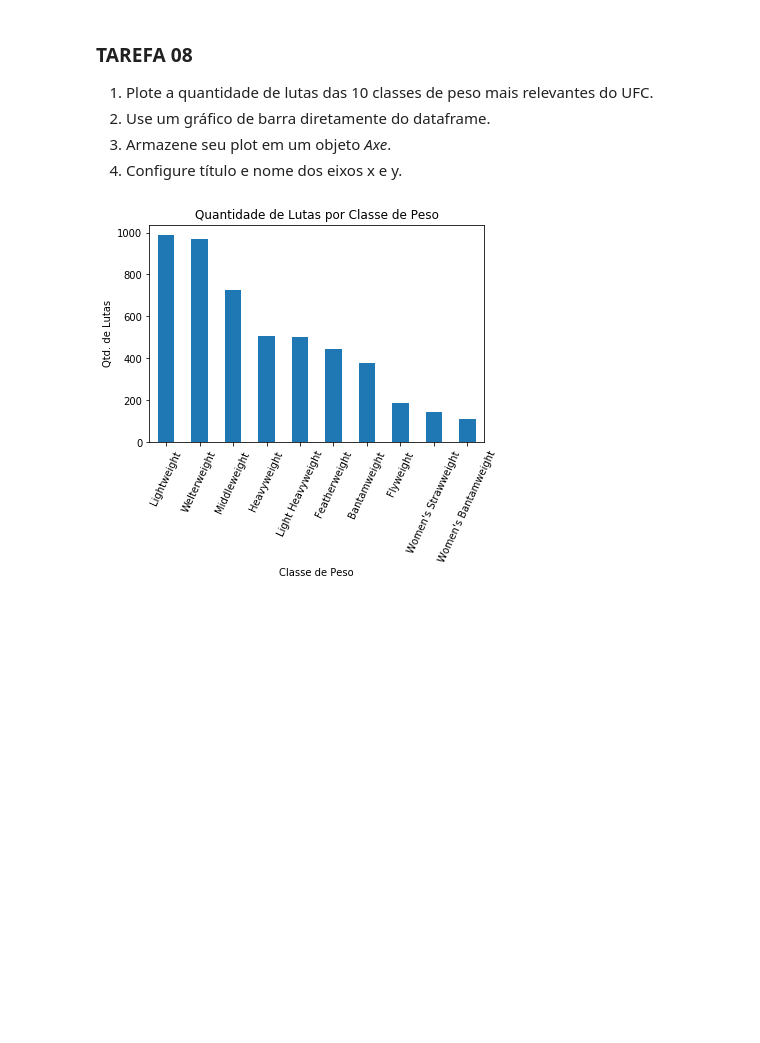
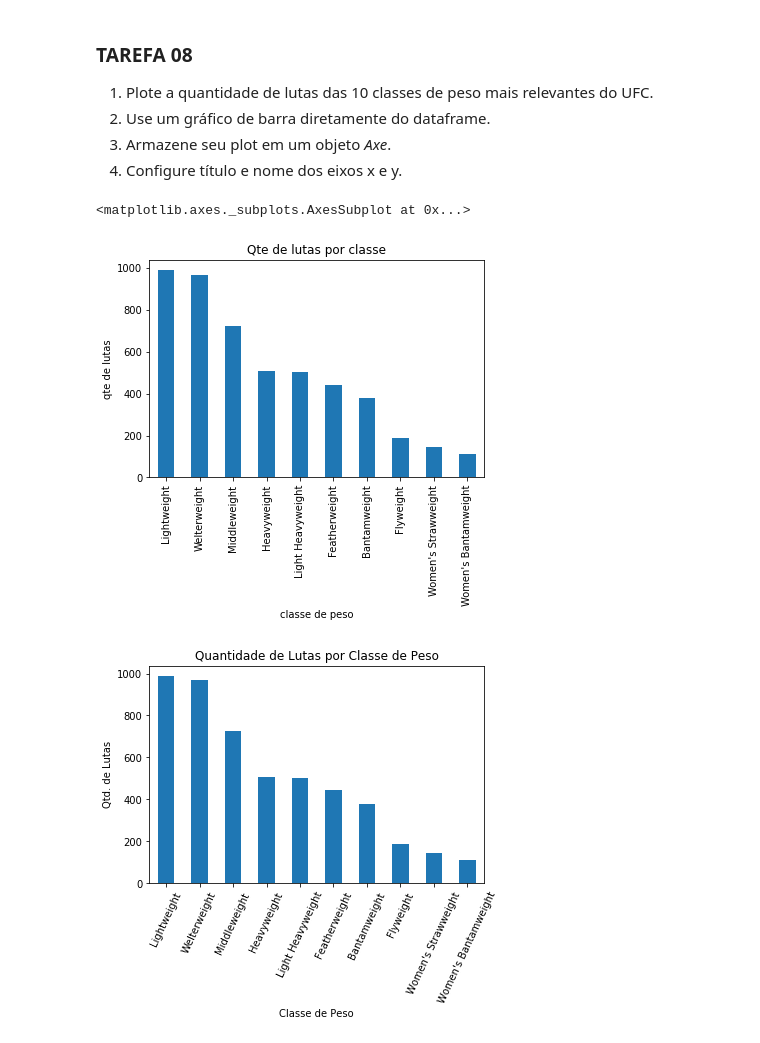
Before and after one commit to Flpcarrara/visualizacao_exploratoria_exercicios-matplotlib, a Jupyter notebook: 01-exercicios-matplotlib/visualizacao-com-matplotlib.ipynb, the cells around one changed output. Saved outputs shown, nothing was run; the diff lists cells and outputs as text; code cells hidden in the pictures; blank space fills up the shorter version.

```diff
--- a/01-exercicios-matplotlib/visualizacao-com-matplotlib.ipynb
+++ b/01-exercicios-matplotlib/visualizacao-com-matplotlib.ipynb
@@ -255,3 +251,8 @@ fights_by_class = fights['weight_class'].value_counts()[:10]
+# %%
+fights_by_class.plot(kind ='bar', xlabel = 'classe de peso',  ylabel = "qte de lutas", title = "Qte de lutas por classe")
+# %% [output]
+<matplotlib.axes._subplots.AxesSubplot at 0x...>
+[figure, added]
 # %%
 # Resultado esperado (não modifique esta célula)
 # %% [output]
```
Also changed, not shown: parts of 2 cells of this notebook.
